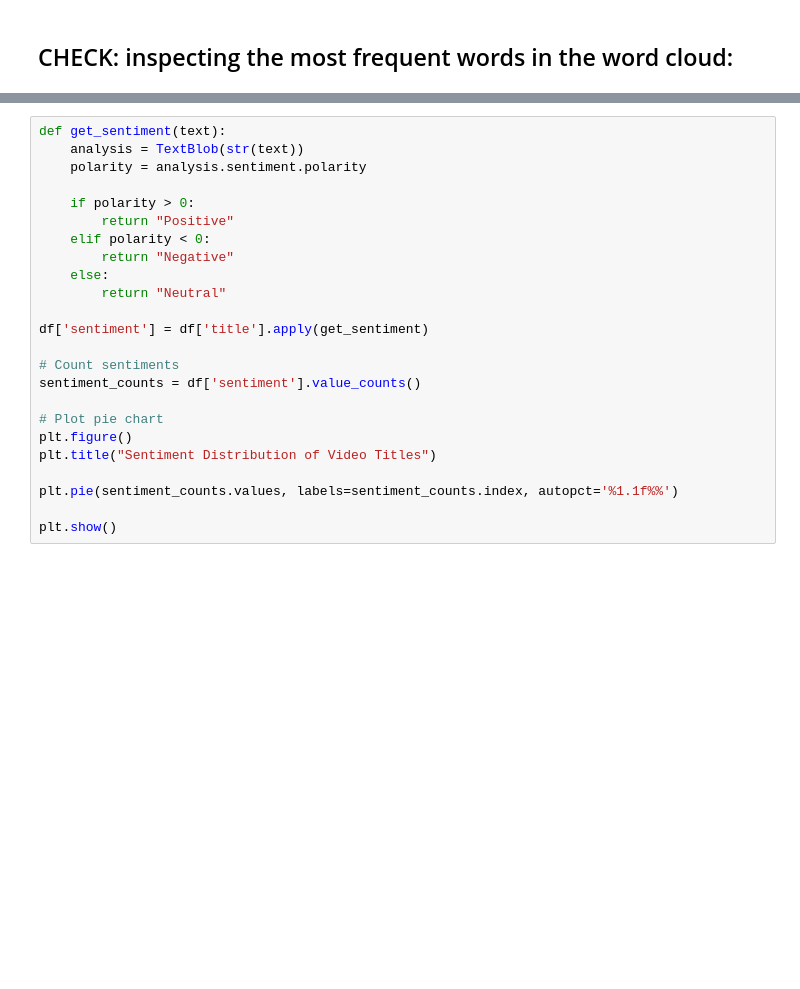
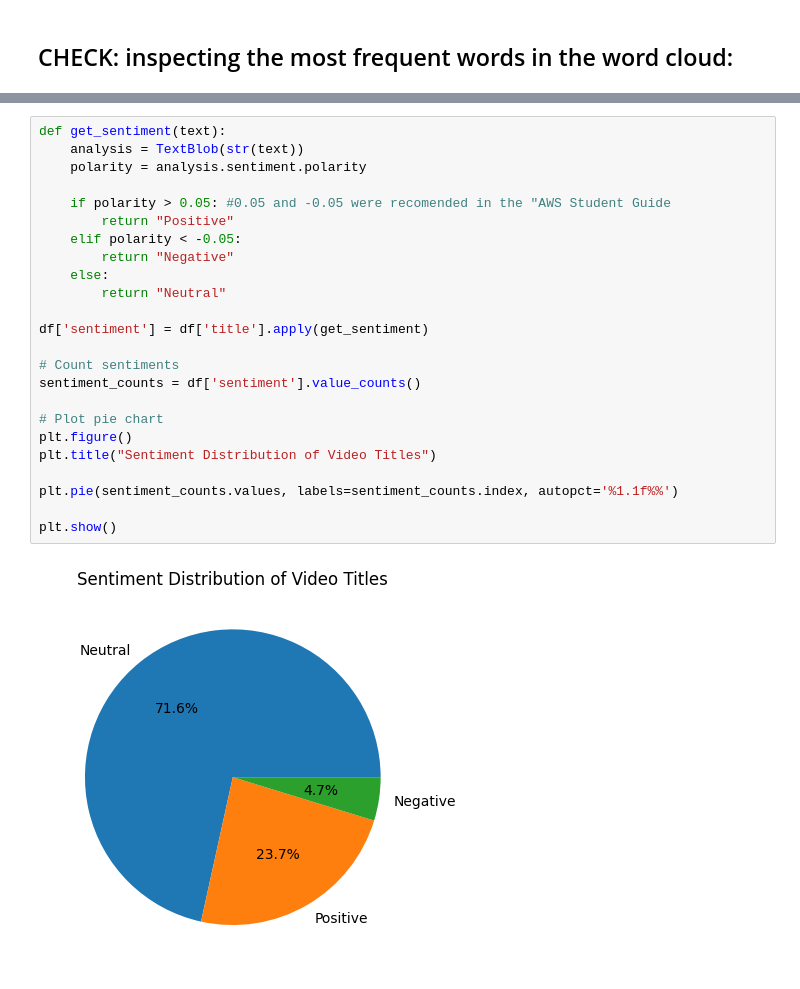
Before and after one commit to ajinikhil/Big_Data_Final_Project, a Jupyter notebook: analysis.ipynb, the cells around one changed output, grey strips where cells are left out. Cells and saved outputs as stored; diff of their text form; blank space fills up the shorter version.

```diff
--- a/analysis.ipynb
+++ b/analysis.ipynb
@@ -250,24 +365,26 @@ from textblob import TextBlob
 # %%
 def get_sentiment(text):
     analysis = TextBlob(str(text))
     polarity = analysis.sentiment.polarity
 
-    if polarity > 0:
+    if polarity > 0.05: #0.05 and -0.05 were recomended in the "AWS Student Guide
         return "Positive"
-    elif polarity < 0:
+    elif polarity < -0.05:
         return "Negative"
     else:
         return "Neutral"
 
 df['sentiment'] = df['title'].apply(get_sentiment)
 
 # Count sentiments
 sentiment_counts = df['sentiment'].value_counts()
 
 # Plot pie chart
 plt.figure()
 plt.title("Sentiment Distribution of Video Titles")
 
 plt.pie(sentiment_counts.values, labels=sentiment_counts.index, autopct='%1.1f%%')
 
 plt.show()
+# %% [output]
+[figure, added]
```
Also changed, not shown: parts of 38 cells of this notebook.
